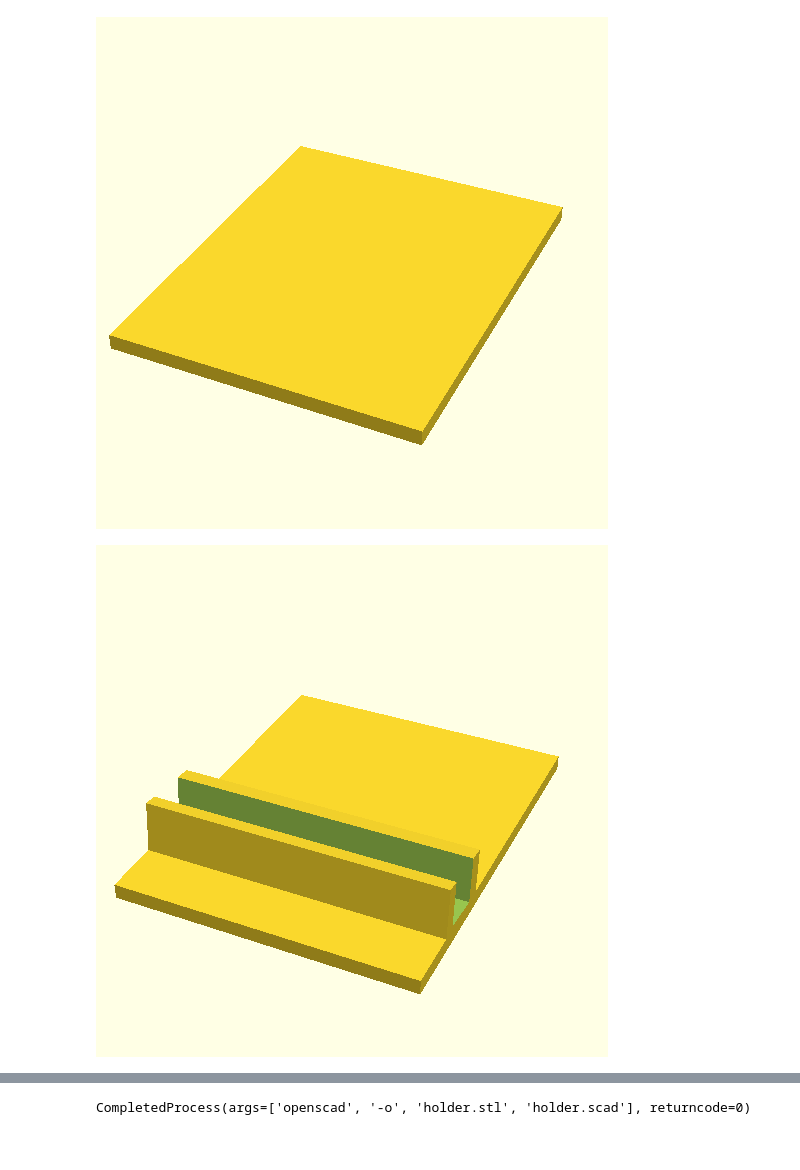
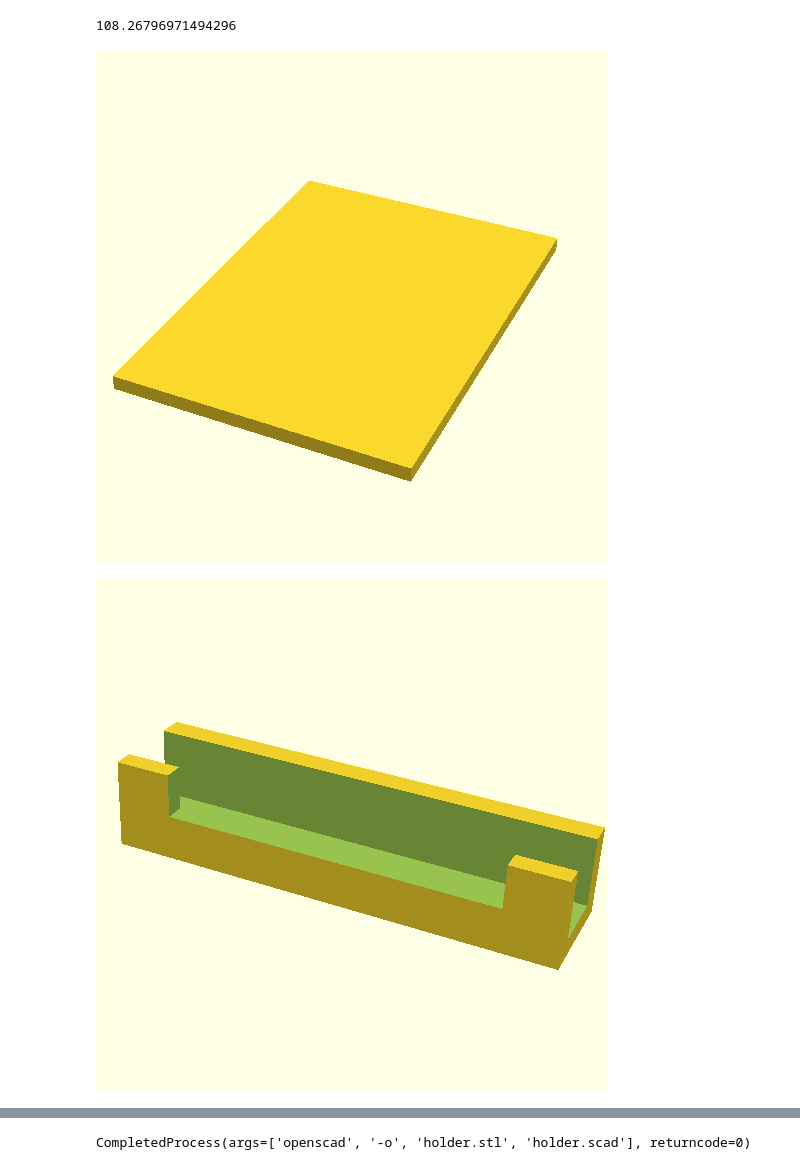
Before and after one commit to paulheideman/phone_holder, a Jupyter notebook: notebook.ipynb, the cells around one changed output, grey strips where cells are left out. Drawn from its saved outputs; the diff is of its cells as text; code cells hidden in the pictures.

Commit message:
Version 2 with slightly more angle, longer base and cutout for ipad

```diff
--- a/notebook.ipynb
+++ b/notebook.ipynb
@@ -7,41 +7,62 @@ r = viewscad.Renderer()
 # %%
 from solid.objects import cube, cylinder, translate, linear_extrude, mirror, Vec3, rotate
 from solid.utils import arc
+# %%
+import math
+
+cutout_rotation = 84
+cutout_lead_space = 30
+cutout_thickness = 11
+ipad_length = 280
+base_thickness = 4
+base_width = 80
+base_length = (
+    math.cos(math.pi * cutout_rotation / 180) * ipad_length +
+    2 * cutout_lead_space + cutout_thickness + 2 * base_thickness
+)
+base_length
+# %% [output]
+108.26796971494296
 # %%
-base_thickness = 4
-base_width = 80
-base_length = 100
-
 base = cube(
     size=(base_width, base_length, base_thickness)
 )
 base
 # %% [output]
-[figure, old version]
+[figure, new version]
 # %%
-cutout_thickness = 11
-
 cutout = cube(
     size=(base_width * 2, base_length * 2, cutout_thickness)
 )
 
-cutout_rotation = 85
 cutout_height = 4
-cutout_lead_space = 30
 cutout = rotate(
     a=cutout_rotation, v=(1, 0, 0)
 )(cutout)
 cutout = translate((-base_width / 2, cutout_lead_space, cutout_height))(cutout)
 
 outside = cube(
     size=(base_width, base_thickness * 4, cutout_thickness + 2 * base_thickness)
 )
 outside = rotate(
     a=cutout_rotation, v=(1, 0, 0)
 )(outside)
 outside = translate((0, cutout_lead_space + base_thickness, 0))(outside)
 
-holder = base + outside - cutout
-holder
+front_cutout_width = 60
+front_cutout_raise = 5
+front_cutout = cube(
+    size=(60, base_length * 2, cutout_thickness)
+)
+front_cutout = rotate(
+    a=cutout_rotation, v=(1, 0, 0)
+)(front_cutout)
+front_cutout = translate(
+    ((base_width - front_cutout_width) / 2,
+     cutout_lead_space - base_thickness,
+     cutout_height + front_cutout_raise)
+)(front_cutout)
+
+outside - cutout - front_cutout
 # %% [output]
-[figure, old version]
+[figure, new version]
```
Also changed, not shown: parts of 1 cell of this notebook.
